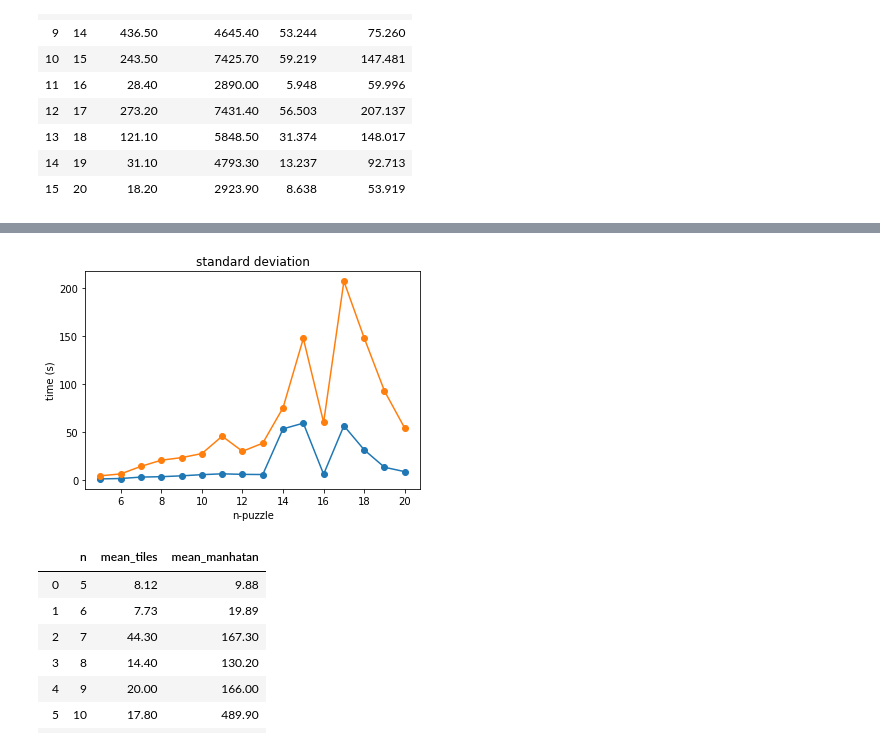
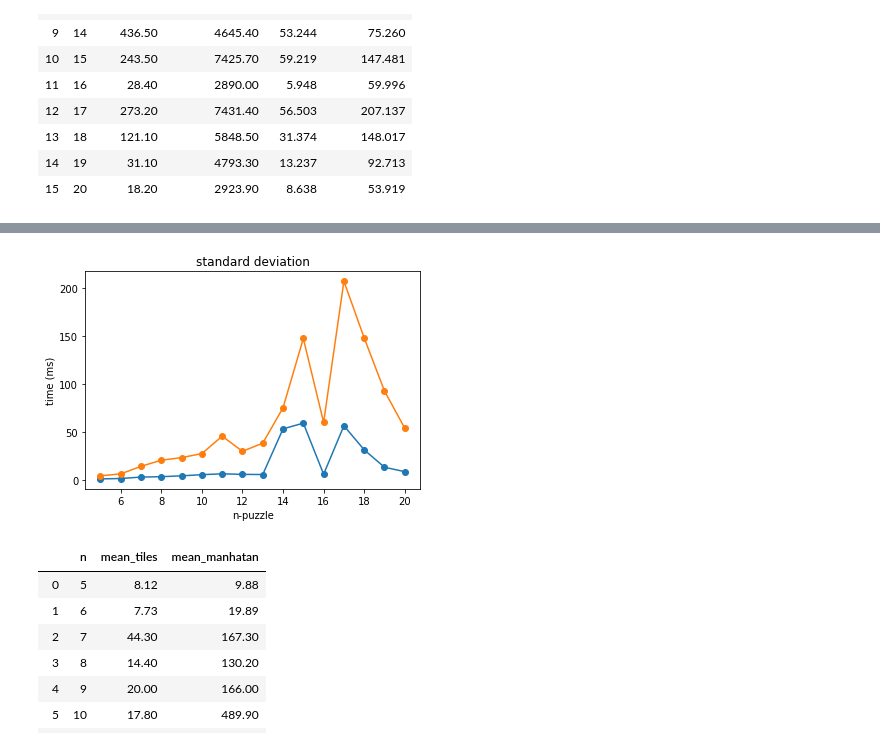
Before and after one commit to chamikasudusinghe/nocml, a Jupyter notebook: puzzle/fft-r1-model.ipynb, the cells around one changed output, grey strips where cells are left out. Cells and saved outputs as stored; diff of their text form; code cells hidden in the pictures.

```diff
--- a/puzzle/fft-r1-model.ipynb
+++ b/puzzle/fft-r1-model.ipynb
@@ -143,13 +142,13 @@ plt.show()
 # %%
 fig,ax=plt.subplots()
 plt.title("standard deviation")
 ax.set_xlabel("n-puzzle")
-ax.set_ylabel("time (s)")
+ax.set_ylabel("time (ms)")
 ax.plot(x, y3, marker="o")
 ax.plot(x, y4, marker="o")
 plt.show()
 # %% [output]
-[figure, old version]
+[figure, new version]
 # %%
 dfms1 = dfms.drop(columns=['std_tiles','std_manhatan'])
 # %%
```
Also changed, not shown: parts of 3 cells of this notebook.
